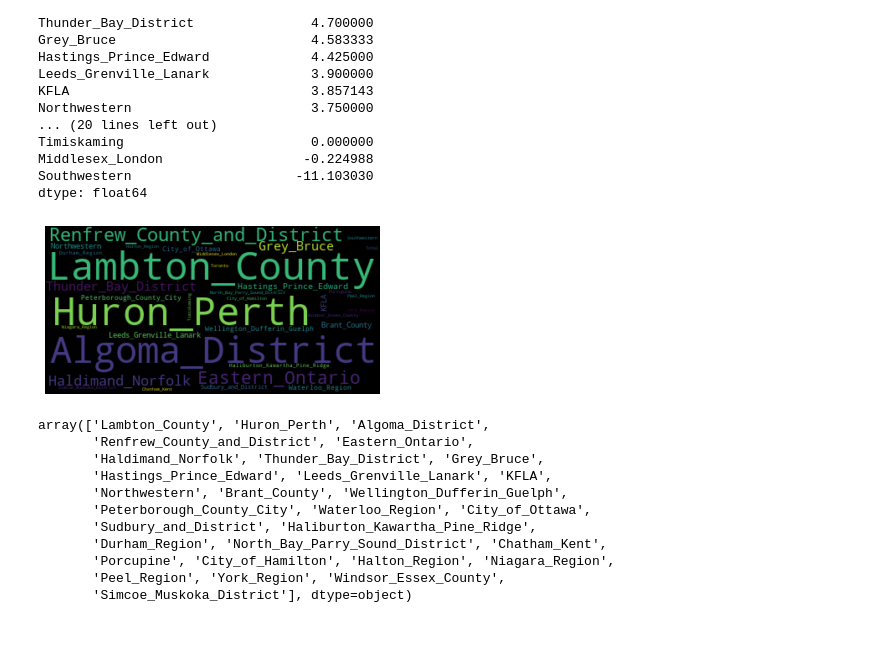
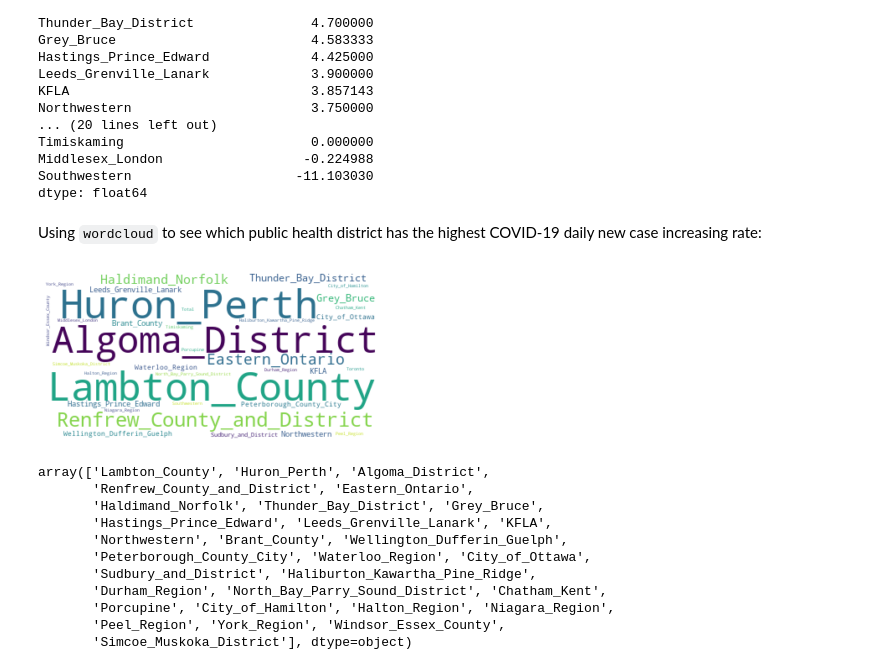
Before and after one commit to keqideng/data_analysis_portfolio_project, a Jupyter notebook: ontario_covid_analysis/ontario_covid_analysis.ipynb, the cells around one changed output. Drawn from its saved outputs; the diff is of its cells as text; code cells hidden in the pictures; blank space fills up the shorter version.

Commit message:
update ontario_covid_analysis

````diff
--- a/ontario_covid_analysis/ontario_covid_analysis.ipynb
+++ b/ontario_covid_analysis/ontario_covid_analysis.ipynb
@@ -276,17 +276,19 @@ Timiskaming                        0.000000
 Middlesex_London                  -0.224988
 Southwestern                     -11.103030
 dtype: float64
+# %% [markdown]
+Using ```wordcloud``` to  see which public health district has the highest COVID-19 daily new case increasing rate:
 # %%
 phu_change_rate_df = pd.DataFrame(phu_change_rate)
 phu_change_rate_df.columns = ['change_rate']
 
 text = ' '.join(phu for phu in phu_change_rate_df.index)
-wc = wordcloud.WordCloud().generate(text=text)
+wc = wordcloud.WordCloud(background_color='white').generate(text=text)
 plt.imshow(wc, interpolation='bilinear')
 plt.axis("off")
 plt.show()
 # %% [output]
-[figure, old version]
+[figure, new version]
 # %%
 '''
 Here we can get a list of health regions
````
Also changed, not shown: parts of 1 cell of this notebook, 1 other file.
